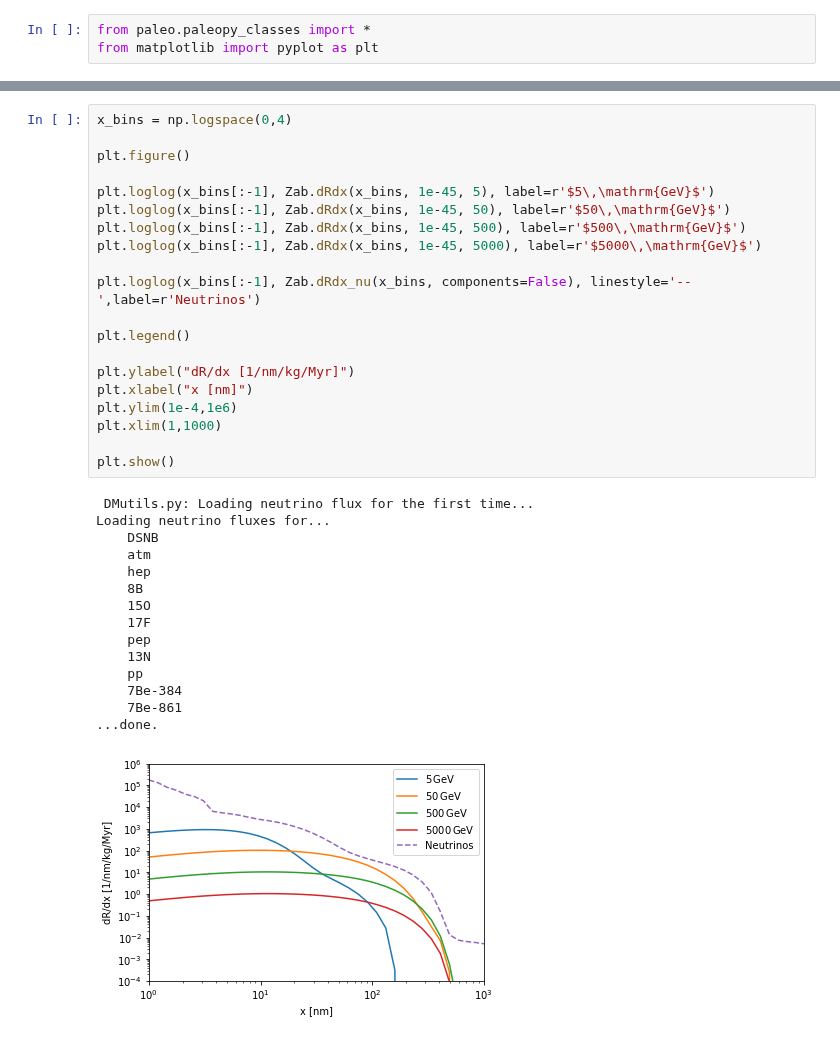
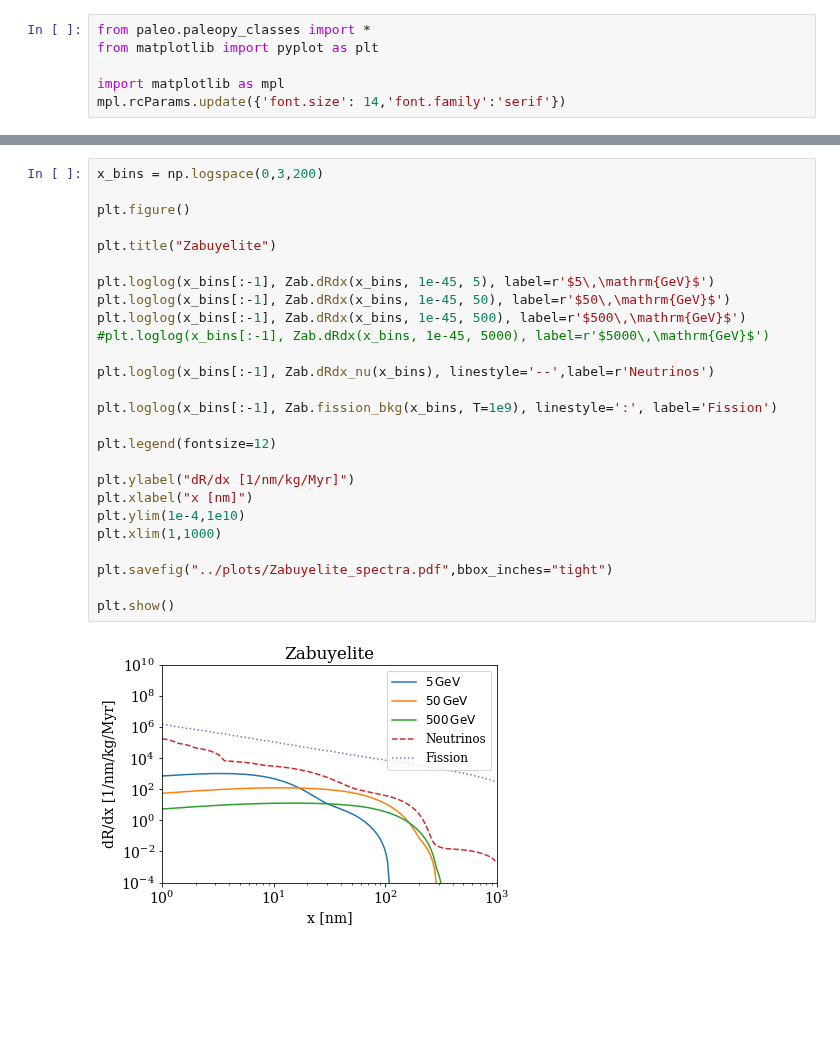
Before and after one commit to tedwards2412/paleo_detectors, a Jupyter notebook: Notebooks/paleopy_test.ipynb, the cells around one changed output, grey strips where cells are left out. Saved outputs shown, nothing was run; the diff lists cells and outputs as text; blank space fills up the shorter version.

Commit message:
Working on limits + info flux

```diff
--- a/Notebooks/paleopy_test.ipynb
+++ b/Notebooks/paleopy_test.ipynb
@@ -1,3 +1,6 @@
 # %%
 from paleo.paleopy_classes import *
 from matplotlib import pyplot as plt
+
+import matplotlib as mpl
+mpl.rcParams.update({'font.size': 14,'font.family':'serif'})
@@ -18,36 +24,28 @@ Plotting SRIM data for Zabuyelite:
 # %%
-x_bins = np.logspace(0,4)
+x_bins = np.logspace(0,3,200)
 
 plt.figure()
+
+plt.title("Zabuyelite")
 
 plt.loglog(x_bins[:-1], Zab.dRdx(x_bins, 1e-45, 5), label=r'$5\,\mathrm{GeV}$')
 plt.loglog(x_bins[:-1], Zab.dRdx(x_bins, 1e-45, 50), label=r'$50\,\mathrm{GeV}$')
 plt.loglog(x_bins[:-1], Zab.dRdx(x_bins, 1e-45, 500), label=r'$500\,\mathrm{GeV}$')
-plt.loglog(x_bins[:-1], Zab.dRdx(x_bins, 1e-45, 5000), label=r'$5000\,\mathrm{GeV}$')
+#plt.loglog(x_bins[:-1], Zab.dRdx(x_bins, 1e-45, 5000), label=r'$5000\,\mathrm{GeV}$')
 
-plt.loglog(x_bins[:-1], Zab.dRdx_nu(x_bins, components=False), linestyle='--',label=r'Neutrinos')
+plt.loglog(x_bins[:-1], Zab.dRdx_nu(x_bins), linestyle='--',label=r'Neutrinos')
 
-plt.legend()
+plt.loglog(x_bins[:-1], Zab.fission_bkg(x_bins, T=1e9), linestyle=':', label='Fission')
+
+plt.legend(fontsize=12)
 
 plt.ylabel("dR/dx [1/nm/kg/Myr]")
 plt.xlabel("x [nm]")
-plt.ylim(1e-4,1e6)
+plt.ylim(1e-4,1e10)
 plt.xlim(1,1000)
 
+plt.savefig("../plots/Zabuyelite_spectra.pdf",bbox_inches="tight")
+
 plt.show()
 # %% [output]
- DMutils.py: Loading neutrino flux for the first time...
-Loading neutrino fluxes for...
-    DSNB
-    atm
-    hep
-    8B
-    15O
-    17F
-    pep
-    13N
-    pp
-    7Be-384
-    7Be-861
-...done.
-[figure, old version]
+[figure, new version]
```
Also changed, not shown: parts of 11 cells of this notebook, 44 other files.
